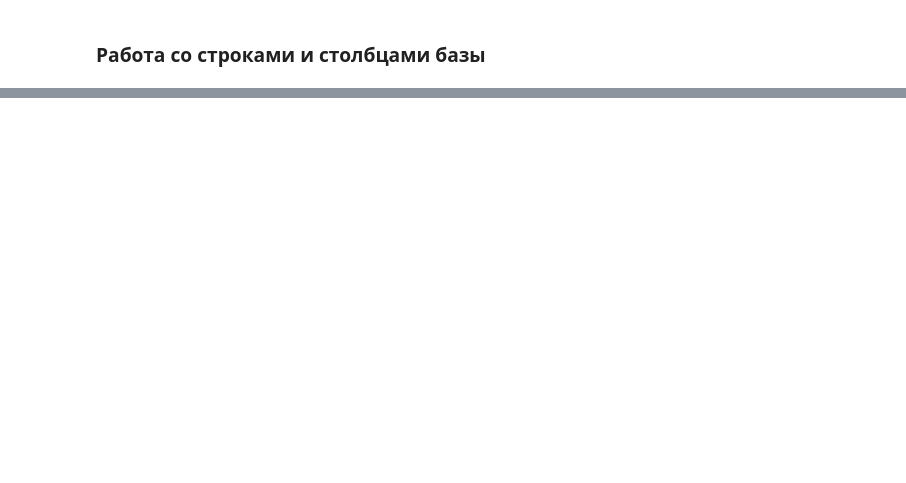
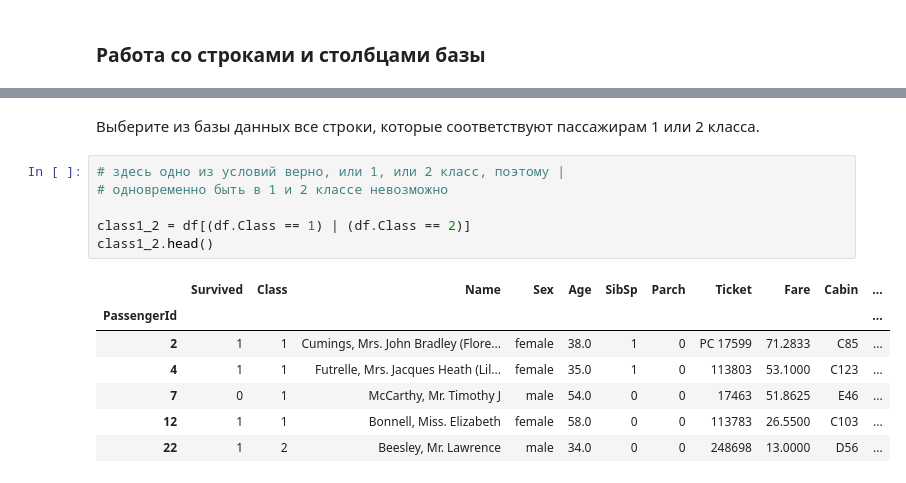
Before and after one commit to allatambov/py-icef, a Jupyter notebook: 4-19-03/practice4-solutions.ipynb, the cells around one changed output, grey strips where cells are left out. Cells and saved outputs as stored; diff of their text form; blank space fills up the shorter version.

```diff
--- a/4-19-03/practice4-solutions.ipynb
+++ b/4-19-03/practice4-solutions.ipynb
@@ -56,0 +183,16 @@
+# %% [markdown]
+Выберите из базы данных все строки, которые соответствуют пассажирам 1 или 2 класса.
+# %%
+# здесь одно из условий верно, или 1, или 2 класс, поэтому |
+# одновременно быть в 1 и 2 классе невозможно
+
+class1_2 = df[(df.Class == 1) | (df.Class == 2)]
+class1_2.head()
+# %% [output]
+|  | Survived | Class | Name | Sex | Age | SibSp | Parch | Ticket | Fare | Cabin | ... |
+| PassengerId |  |  |  |  |  |  |  |  |  |  | ... |
+| 2 | 1 | 1 | Cumings, Mrs. John Bradley (Flore... | female | 38.0 | 1 | 0 | PC 17599 | 71.2833 | C85 | ... |
+| 4 | 1 | 1 | Futrelle, Mrs. Jacques Heath (Lil... | female | 35.0 | 1 | 0 | 113803 | 53.1000 | C123 | ... |
+| 7 | 0 | 1 | McCarthy, Mr. Timothy J | male | 54.0 | 0 | 0 | 17463 | 51.8625 | E46 | ... |
+| 12 | 1 | 1 | Bonnell, Miss. Elizabeth | female | 58.0 | 0 | 0 | 113783 | 26.5500 | C103 | ... |
+| 22 | 1 | 2 | Beesley, Mr. Lawrence | male | 34.0 | 0 | 0 | 248698 | 13.0000 | D56 | ... |
```
Also changed, not shown: parts of 41 cells of this notebook, 6 other files.
